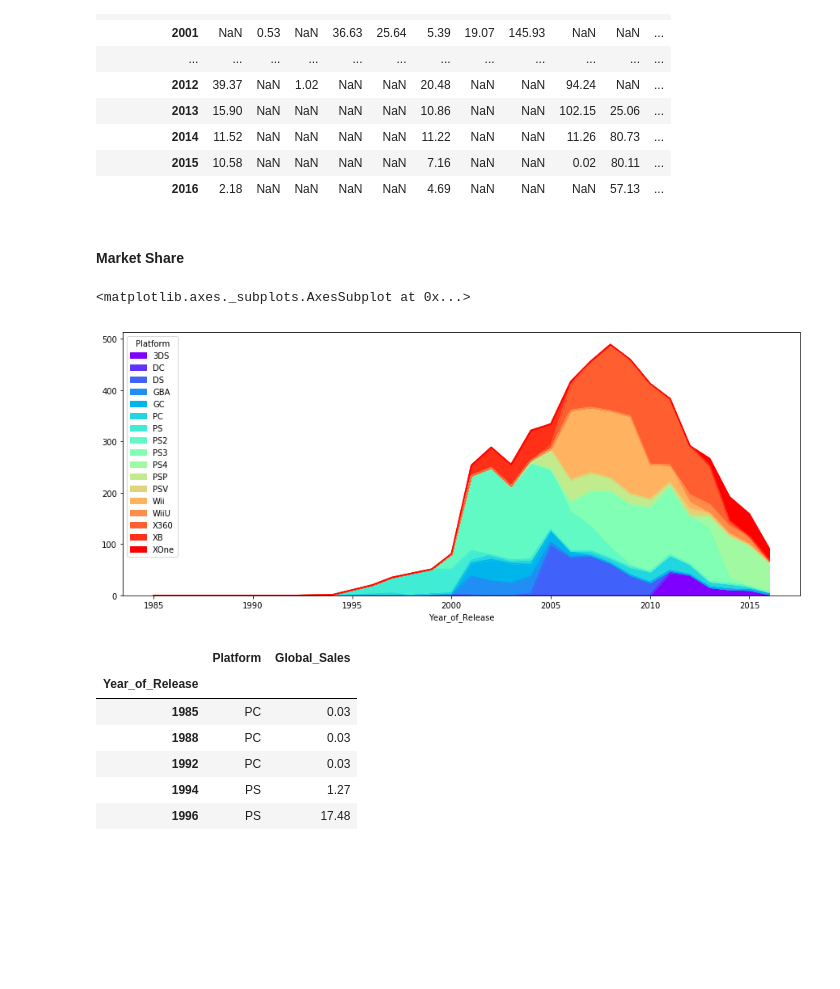
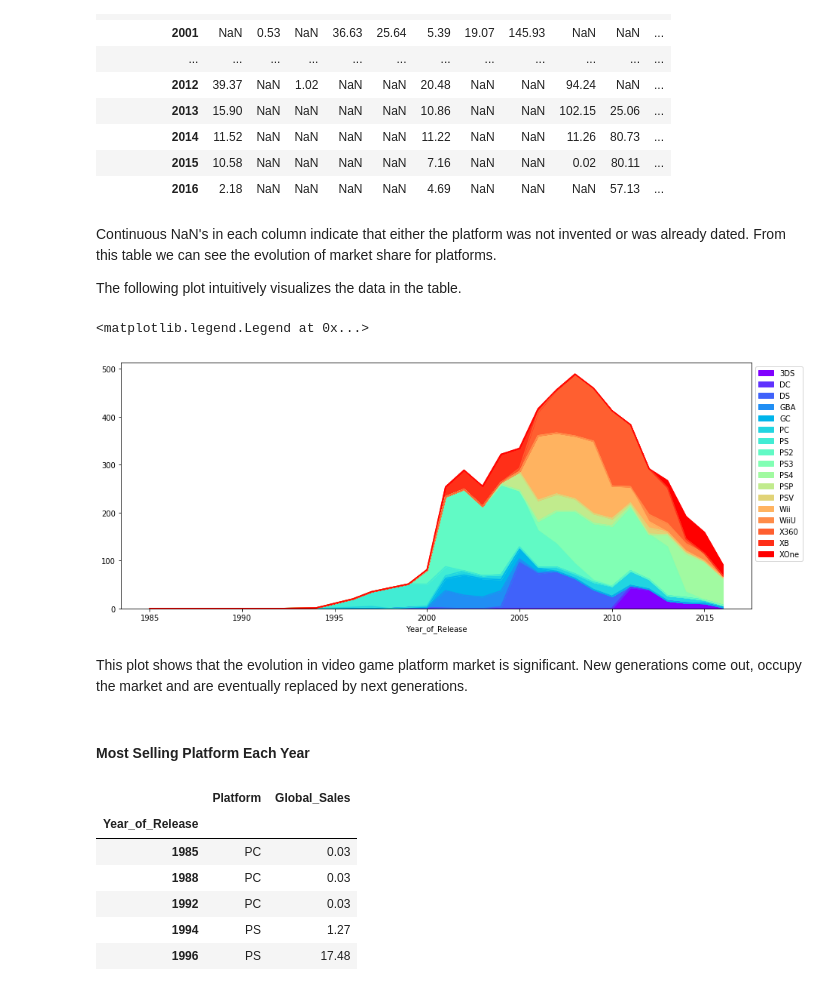
Before and after one commit to sherry9788/STATS131_Final, a Jupyter notebook: xuening.2.ipynb, the cells around one changed output. Drawn from its saved outputs; the diff is of its cells as text; code cells hidden in the pictures; blank space fills up the shorter version.

```diff
--- a/xuening.2.ipynb
+++ b/xuening.2.ipynb
@@ -486,13 +493,20 @@ plat_pivot
 | 2014 | 11.52 | NaN | NaN | NaN | NaN | 11.22 | NaN | NaN | 11.26 | 80.73 | ... |
 | 2015 | 10.58 | NaN | NaN | NaN | NaN | 7.16 | NaN | NaN | 0.02 | 80.11 | ... |
 | 2016 | 2.18 | NaN | NaN | NaN | NaN | 4.69 | NaN | NaN | NaN | 57.13 | ... |
-# %% [markdown]
-#### Market Share
+# %% [markdown]
+Continuous NaN's in each column indicate that either the platform was not invented or was already dated. From this table we can see the evolution of market share for platforms.
+
+The following plot intuitively visualizes the data in the table.
 # %%
 plat_pivot.plot(kind='area', stacked=True, colormap='rainbow', figsize=(15,6))
+plt.legend(bbox_to_anchor=(1, 1))
 # %% [output]
-<matplotlib.axes._subplots.AxesSubplot at 0x...>
+<matplotlib.legend.Legend at 0x...>
-[figure, old version]
+[figure, new version]
+# %% [markdown]
+This plot shows that the evolution in video game platform market is significant. New generations come out, occupy the market and are eventually replaced by next generations.
+# %% [markdown]
+#### Most Selling Platform Each Year
 # %%
 plat_max = pd.DataFrame({'Platform':plat_pivot.idxmax(axis=1), 'Global_Sales':plat_pivot.max(axis=1)})
 plat_max
```
Also changed, not shown: parts of 58 cells of this notebook.
